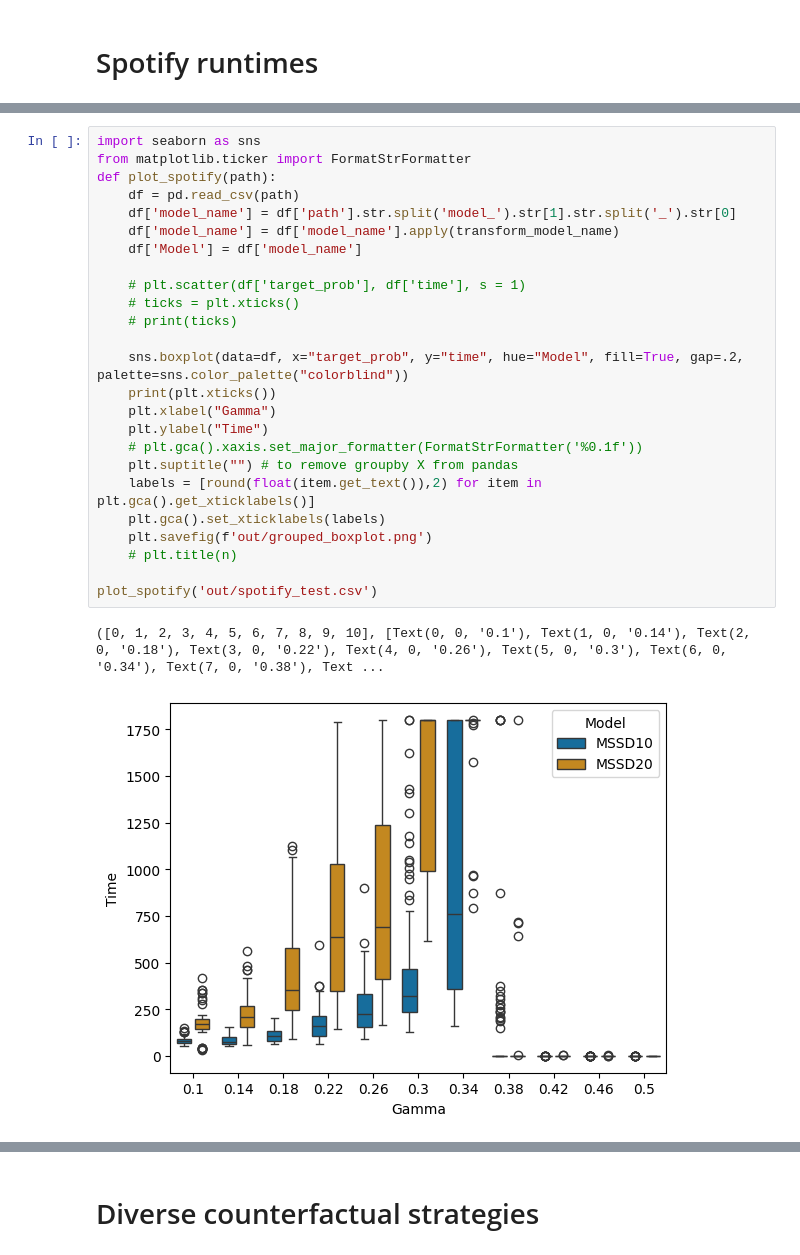
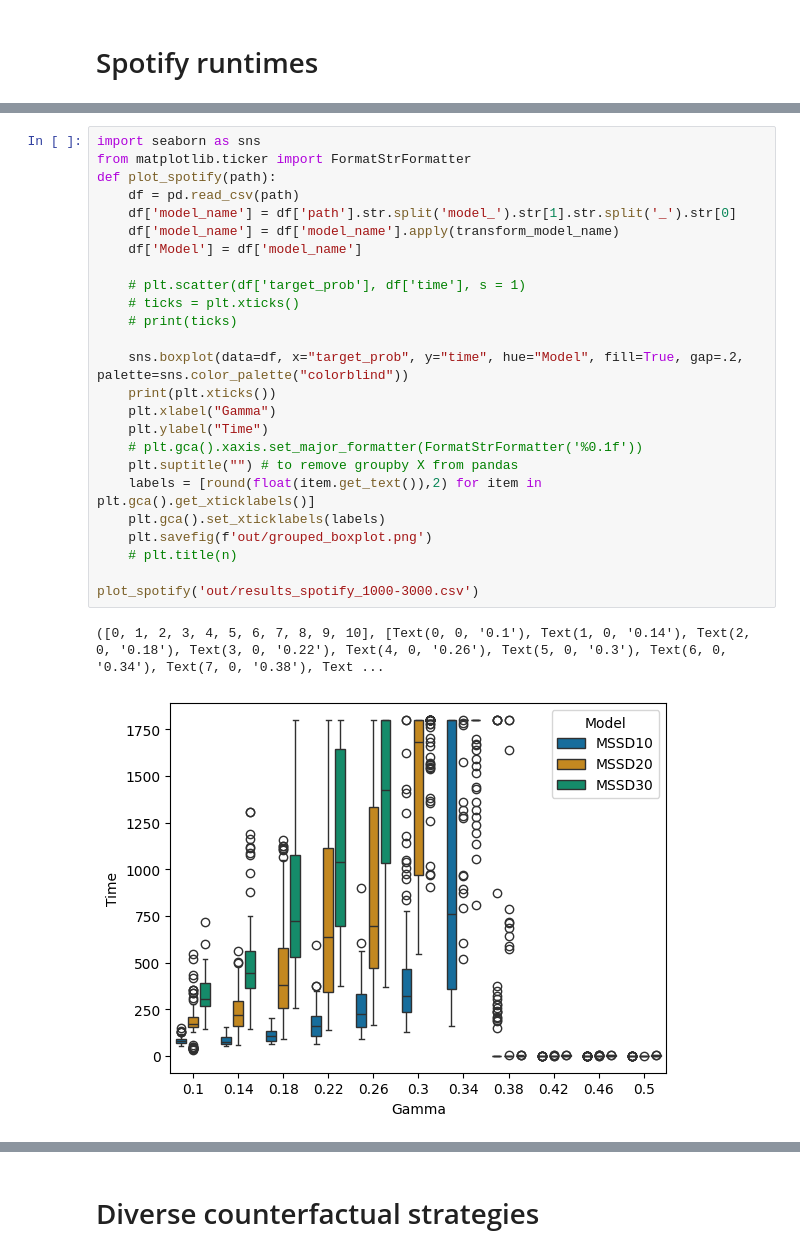
Before and after one commit to smartjourneymining/mdp_ce, a Jupyter notebook: plots.ipynb, the cells around one changed output, grey strips where cells are left out. Cells and saved outputs as stored; diff of their text form.

```diff
--- a/plots.ipynb
+++ b/plots.ipynb
@@ -429,31 +446,31 @@ status  target_prob_quantile model_name    2    3    9  13
 # %%
 import seaborn as sns
 from matplotlib.ticker import FormatStrFormatter
 def plot_spotify(path):
     df = pd.read_csv(path)
     df['model_name'] = df['path'].str.split('model_').str[1].str.split('_').str[0]
     df['model_name'] = df['model_name'].apply(transform_model_name)
     df['Model'] = df['model_name']
 
     # plt.scatter(df['target_prob'], df['time'], s = 1)
     # ticks = plt.xticks()
     # print(ticks)
 
     sns.boxplot(data=df, x="target_prob", y="time", hue="Model", fill=True, gap=.2, palette=sns.color_palette("colorblind"))
     print(plt.xticks())
     plt.xlabel("Gamma")
     plt.ylabel("Time")
     # plt.gca().xaxis.set_major_formatter(FormatStrFormatter('%0.1f'))
     plt.suptitle("") # to remove groupby X from pandas
     labels = [round(float(item.get_text()),2) for item in plt.gca().get_xticklabels()]
     plt.gca().set_xticklabels(labels)
     plt.savefig(f'out/grouped_boxplot.png')
     # plt.title(n)
 
-plot_spotify('out/spotify_test.csv')
+plot_spotify('out/results_spotify_1000-3000.csv')
 # %% [output]
 ([0, 1, 2, 3, 4, 5, 6, 7, 8, 9, 10], [Text(0, 0, '0.1'), Text(1, 0, '0.14'), Text(2, 0, '0.18'), Text(3, 0, '0.22'), Text(4, 0, '0.26'), Text(5, 0, '0.3'), Text(6, 0, '0.34'), Text(7, 0, '0.38'), Text ...
-[figure, old version]
+[figure, new version]
 # %%
 # plot for runtime, by spotify version and gap development
 def plot_spotify(path):
```
Also changed, not shown: parts of 11 cells of this notebook, 4 other files.
